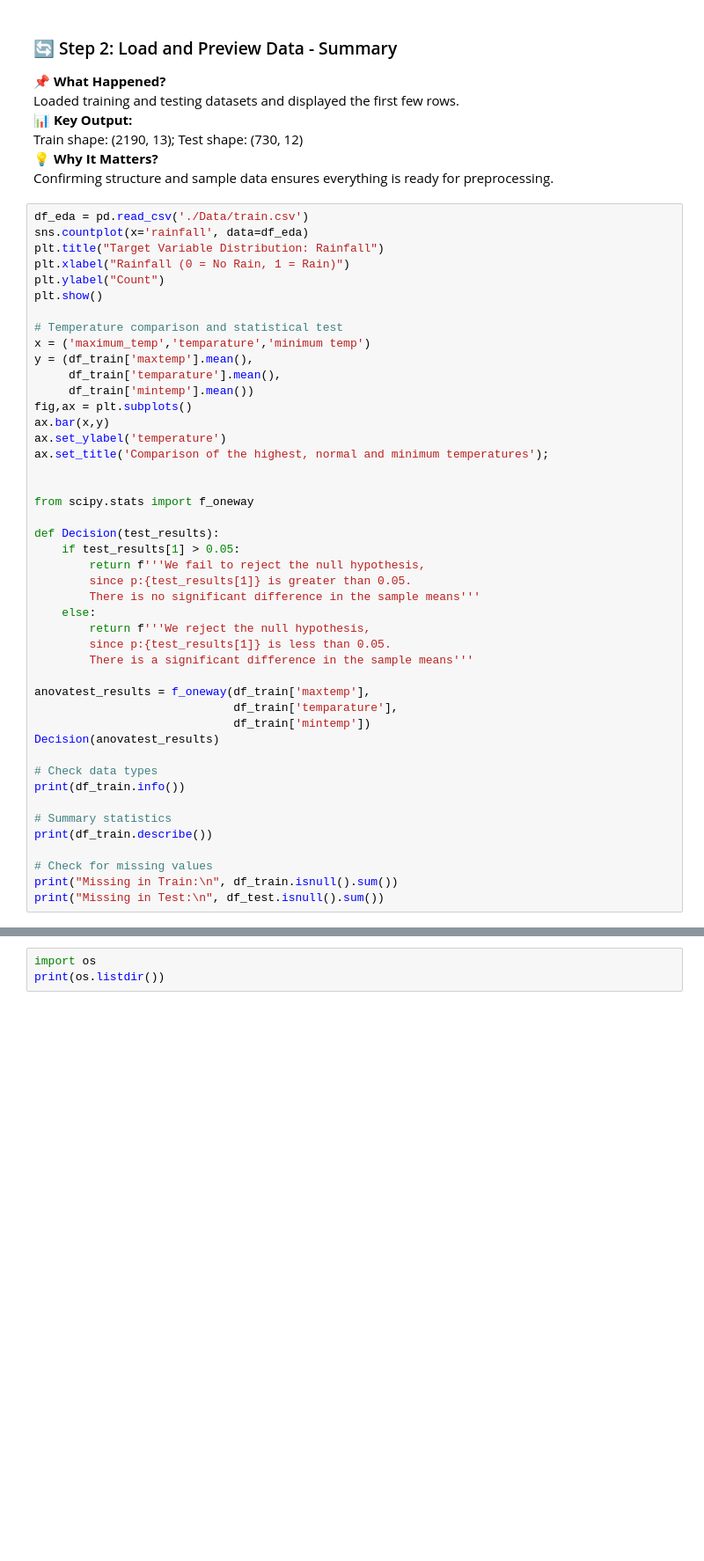
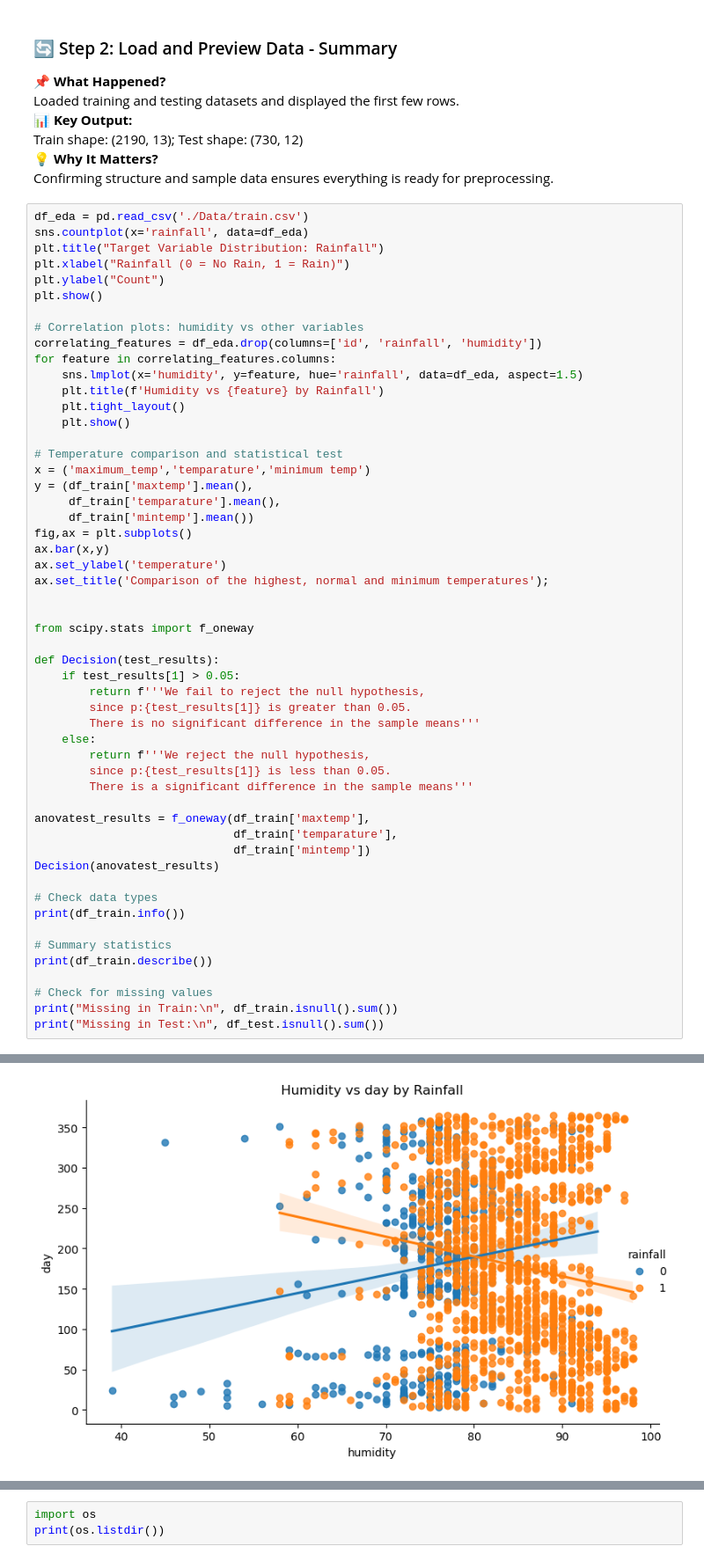
Before and after one commit to Seryabiz/PHASE_5_CAPSTONE_PROJECT, a Jupyter notebook: Capstone.ipynb, the cells around one changed output, grey strips where cells are left out. Shown at 88% size. Drawn from its saved outputs; the diff is of its cells as text; blank space fills up the shorter version.

Commit message:
Analyzed correlations between humidity and other meteorological features by rainfall outcome

```diff
--- a/Capstone.ipynb
+++ b/Capstone.ipynb
@@ -168,6 +168,14 @@ plt.title("Target Variable Distribution: Rainfall")
 plt.xlabel("Rainfall (0 = No Rain, 1 = Rain)")
 plt.ylabel("Count")
 plt.show()
+
+# Correlation plots: humidity vs other variables
+correlating_features = df_eda.drop(columns=['id', 'rainfall', 'humidity'])
+for feature in correlating_features.columns:
+    sns.lmplot(x='humidity', y=feature, hue='rainfall', data=df_eda, aspect=1.5)
+    plt.title(f'Humidity vs {feature} by Rainfall')
+    plt.tight_layout()
+    plt.show()
 
 # Temperature comparison and statistical test
 x = ('maximum_temp','temparature','minimum temp')
@@ -181,30 +189,31 @@ ax.set_title('Comparison of the highest, normal and minimum temperatures');
 
 
 from scipy.stats import f_oneway
 
 def Decision(test_results):
     if test_results[1] > 0.05:
         return f'''We fail to reject the null hypothesis,
         since p:{test_results[1]} is greater than 0.05.
         There is no significant difference in the sample means'''
     else:
         return f'''We reject the null hypothesis,
         since p:{test_results[1]} is less than 0.05.
         There is a significant difference in the sample means'''
 
 anovatest_results = f_oneway(df_train['maxtemp'],
                              df_train['temparature'],
                              df_train['mintemp'])
 Decision(anovatest_results)
 
 # Check data types
 print(df_train.info())
 
 # Summary statistics
 print(df_train.describe())
 
 # Check for missing values
 print("Missing in Train:\n", df_train.isnull().sum())
 print("Missing in Test:\n", df_test.isnull().sum())
 # %% [output]
 [figure]
+[figure, new version]
```
Also changed, not shown: parts of 2 cells of this notebook.
